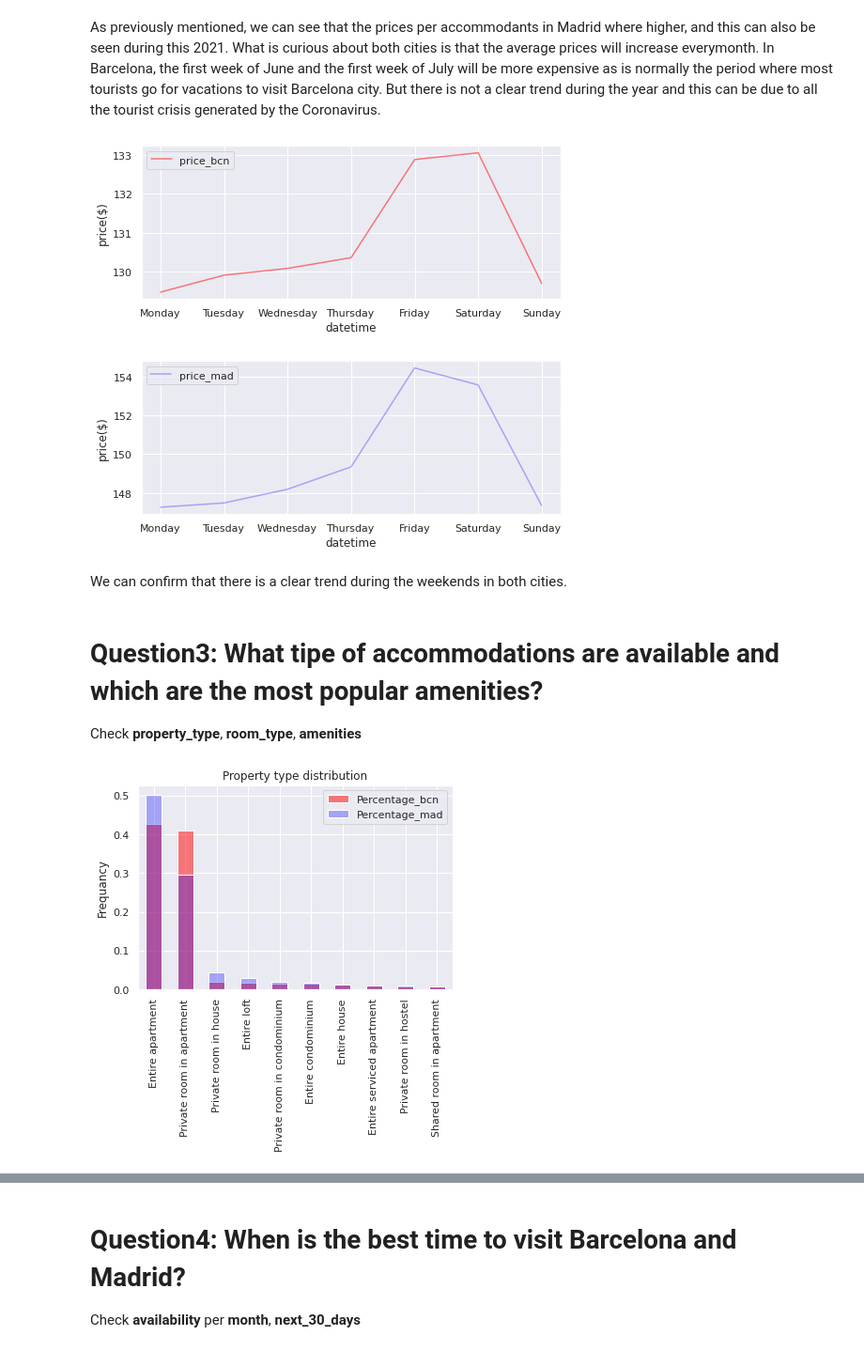
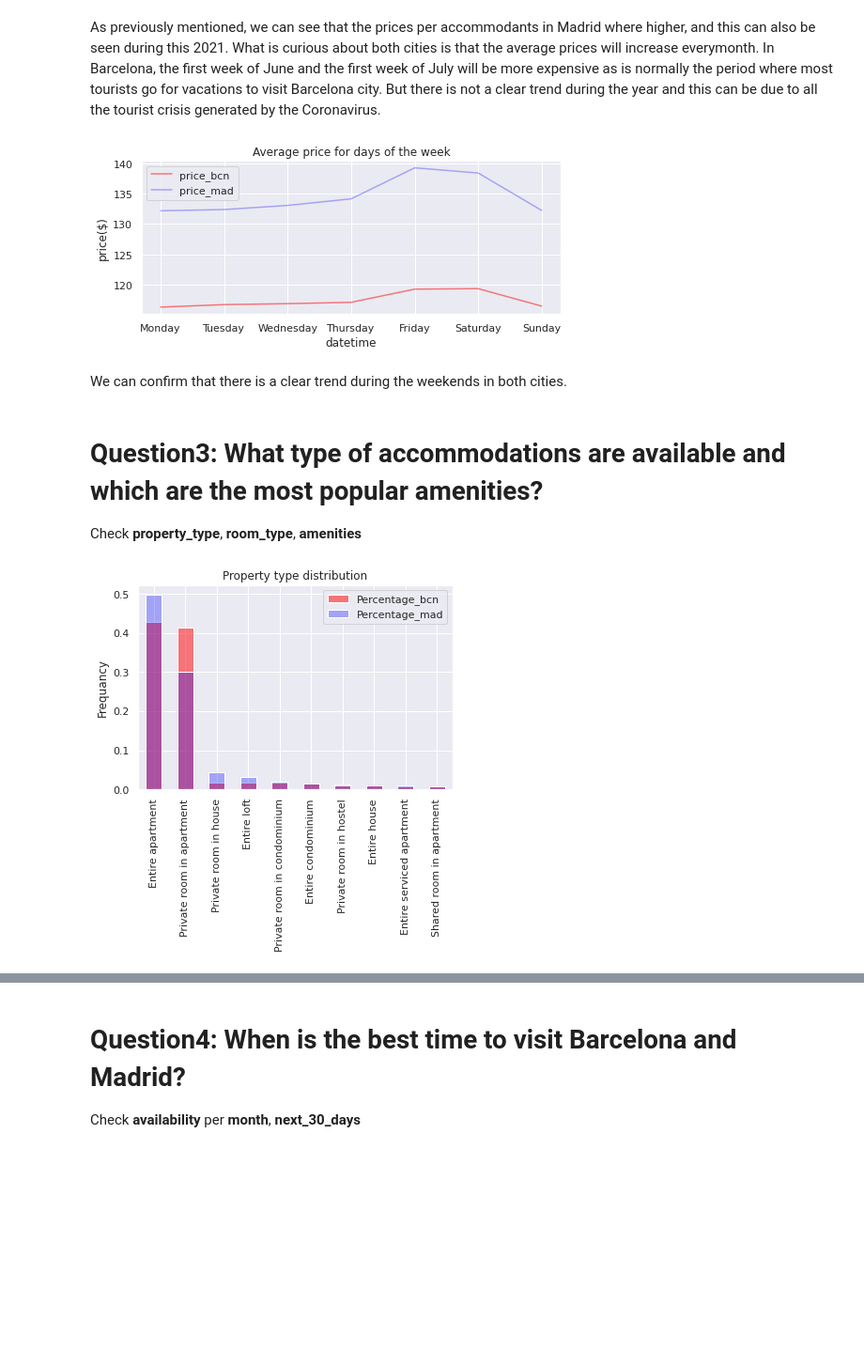
Before and after one commit to jordigc2/Udacity_DataScience_Nanodegree, a Jupyter notebook: Project1: Data Science Blog Post/src/AnalysingArbnbData.ipynb, the cells around one changed output, grey strips where cells are left out. Shown at 94% size. Drawn from its saved outputs; the diff is of its cells as text; code cells hidden in the pictures; blank space fills up the shorter version.

```diff
--- a/Project1: Data Science Blog Post/src/AnalysingArbnbData.ipynb
+++ b/Project1: Data Science Blog Post/src/AnalysingArbnbData.ipynb
@@ -162,3 +131,0 @@ Madrid > 1000$:  2.722893934925784%
-# %%
-listings_bcn = listings_bcn[listings_bcn.price<=500]
-listings_mad = listings_mad[listings_mad.price<=500]
@@ -174,0 +134,5 @@ calendar_mad = calendar_mad[calendar_mad.listing_id.isin(listID_mad)]
+# %%
+#Percentage of accomodations above 500$
+thr = 200
+print("Barcelona > 1000$: ", str((listings_bcn.price>thr).mean()*100)+"%")
+print("Madrid > 1000$: ", str((listings_mad.price>thr).mean()*100)+"%")
@@ -174,0 +142,3 @@ calendar_mad = calendar_mad[calendar_mad.listing_id.isin(listID_mad)]
+# %%
+listings_bcn = listings_bcn[listings_bcn.price<=thr]
+listings_mad = listings_mad[listings_mad.price<=thr]
@@ -293,41 +271,37 @@ As previously mentioned, we can see that the prices per accommodants in Madrid w
 # %%
 days = ['Monday','Tuesday','Wednesday','Thursday','Friday','Saturday', 'Sunday']
 meanPriceWeekDay_bcn = calendar_bcn.groupby(calendar_bcn.datetime.dt.day_name()).price.mean().reindex(days)
 
 meanPriceWeekDay_mad = calendar_mad.groupby(calendar_mad.datetime.dt.day_name()).price.mean().reindex(days)
 
 plt.figure("Barcelona", figsize=(8, 3))
 meanPriceWeekDay_bcn.plot(label='price_bcn', color=(1, 0, 0, 0.5))
-plt.legend()
-plt.ylabel('price($)')
 
-plt.figure("Madrid", figsize=(8, 3))
 meanPriceWeekDay_mad.plot(label='price_mad', color=(0,0,1,0.3))
+
+plt.title("Average price for days of the week")
 plt.legend()
 plt.ylabel('price($)')
 plt.plot();
 # %% [output]
-[figure, old version]
+[figure, new version]
-[figure, removed]
 # %% [markdown]
 We can confirm that there is a clear trend during the weekends in both cities.
 # %% [markdown]
-# Question3: What tipe of accommodations are available and which are the most popular amenities?
+# Question3: What type of accommodations are available and which are the most popular amenities?
 
 Check **property_type**, **room_type**, **amenities**
 # %%
-plt.figure("Barcelona")
+plt.figure()
 plt.title("Property type distribution")
 bcn_total = listings_bcn.shape[0]
 (listings_bcn.property_type.value_counts()/bcn_total)[:10].plot.bar(color=(1, 0, 0, 0.5), label='Percentage_bcn')
 
-# plt.figure("Madrid")
-# plt.title("Property type Madrid")
 mad_total = listings_mad.shape[0]
 (listings_mad.property_type.value_counts()/mad_total)[:10].plot.bar(color=(0,0,1,0.3), label='Percentage_mad')
 plt.legend()
 plt.ylabel("Frequancy")
 plt.plot();
 # %% [output]
-[figure, old version]
+[figure, new version]
 # %%
```
Also changed, not shown: parts of 50 cells of this notebook.
